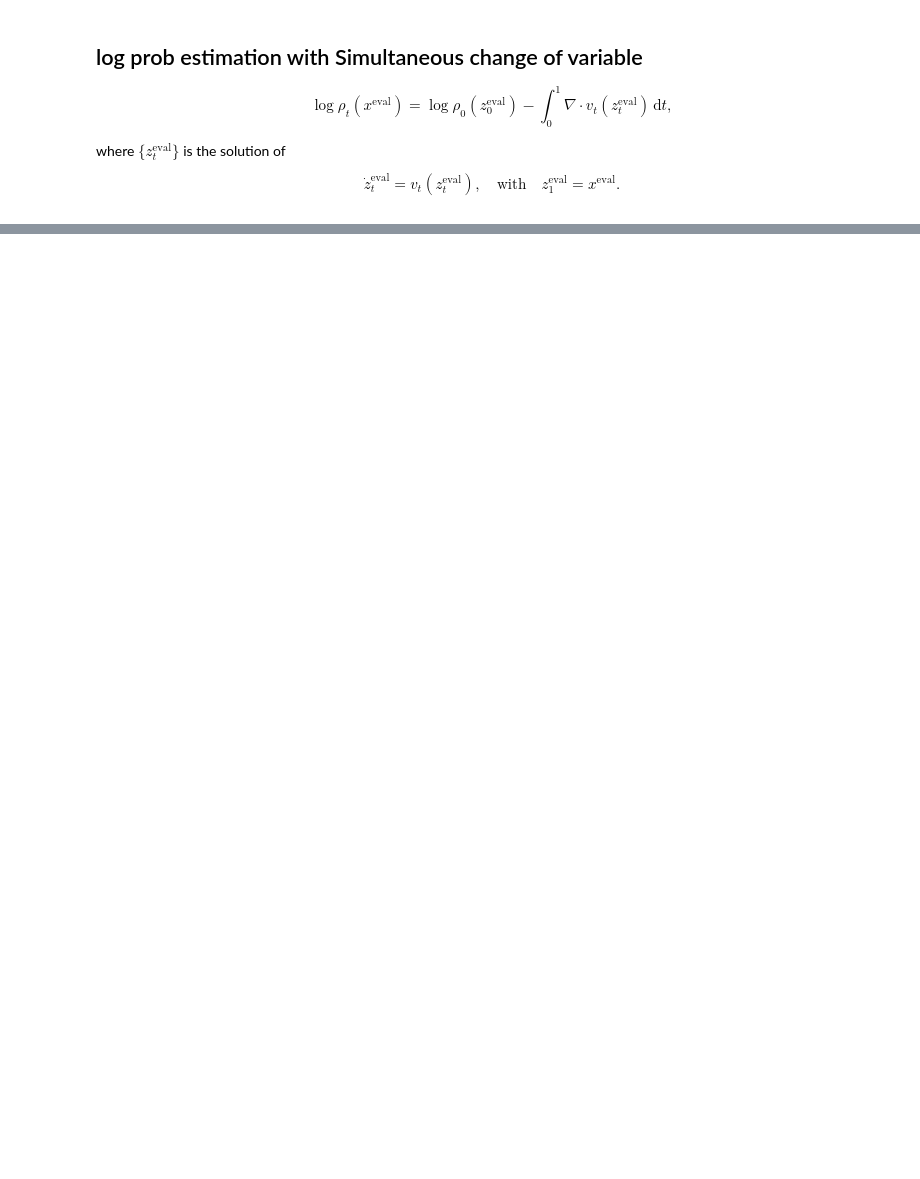
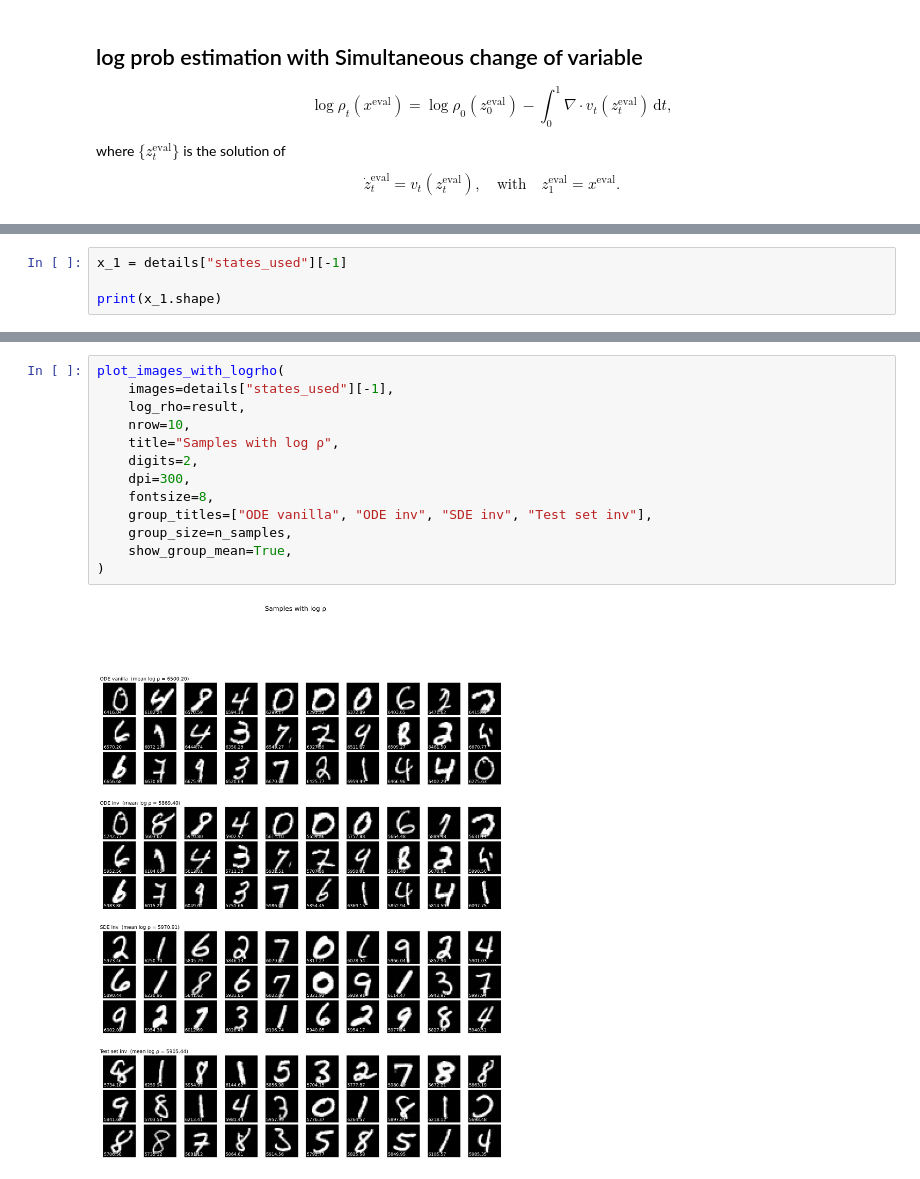
Before and after one commit to CyberDragon93/random_flow_toys, a Jupyter notebook: mnist_flow_divergence.ipynb, the cells around one changed output, grey strips where cells are left out. Drawn from its saved outputs; the diff is of its cells as text; blank space fills up the shorter version.

```diff
--- a/mnist_flow_divergence.ipynb
+++ b/mnist_flow_divergence.ipynb
@@ -526,0 +548,4 @@ plot_images_with_logrho(
+# %%
+x_1 = details["states_used"][-1]
+
+print(x_1.shape)
@@ -526,0 +627,15 @@ plot_images_with_logrho(
+# %%
+plot_images_with_logrho(
+    images=details["states_used"][-1],
+    log_rho=result,
+    nrow=10,
+    title="Samples with log ρ",
+    digits=2,
+    dpi=300,
+    fontsize=8,
+    group_titles=["ODE vanilla", "ODE inv", "SDE inv", "Test set inv"],
+    group_size=n_samples,
+    show_group_mean=True,
+)
+# %% [output]
+[figure, added]
```
Also changed, not shown: parts of 12 cells of this notebook.
